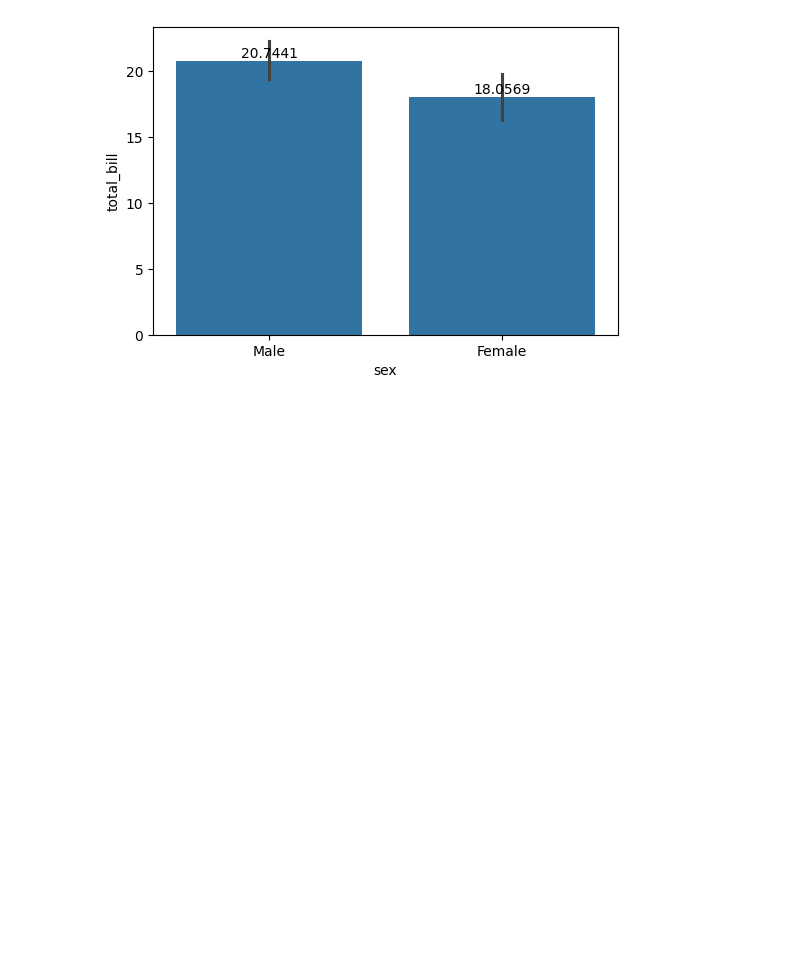
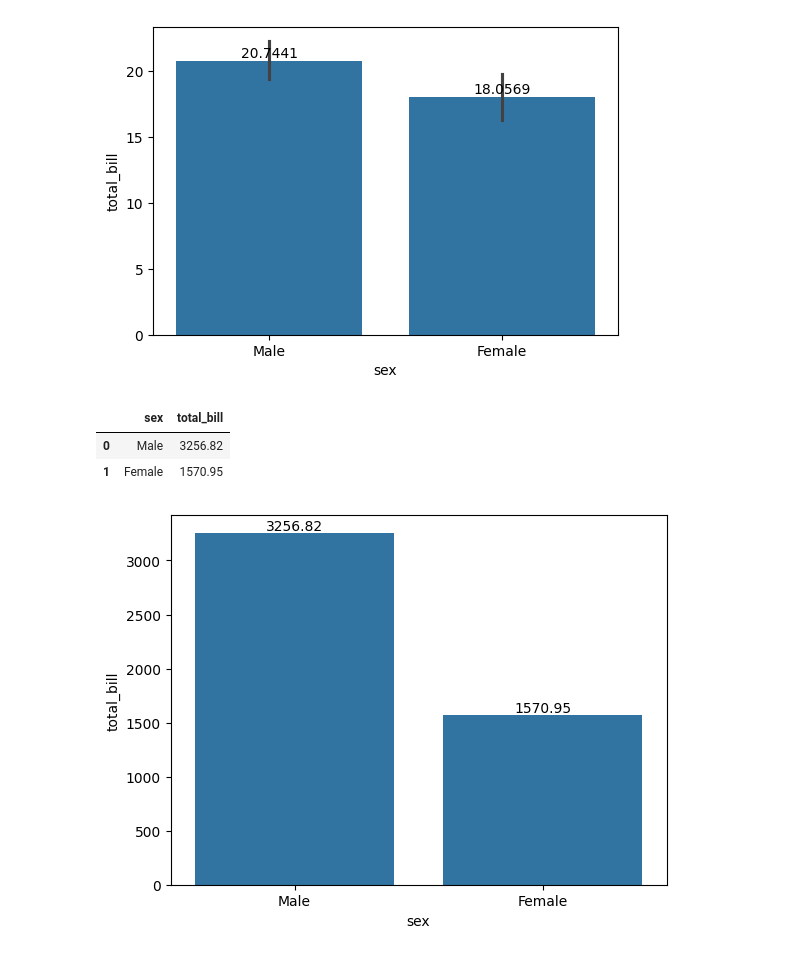
Before and after one commit to raghu9189/python-programming, a Jupyter notebook: seaborn-ops/practice-set-01.ipynb, the cells around one changed output. Cells and saved outputs as stored; diff of their text form; code cells hidden in the pictures; blank space fills up the shorter version.

```diff
--- a/seaborn-ops/practice-set-01.ipynb
+++ b/seaborn-ops/practice-set-01.ipynb
@@ -23,3 +23,17 @@ ax.bar_label(ax.containers[0])
 plt.show()
 # %% [output]
 [figure]
+# %%
+# We want to get the sum of total bill By both the genders.
+agg_data = data.groupby('sex')['total_bill'].agg('sum').reset_index()
+agg_data
+# %% [output]
+|  | sex | total_bill |
+| 0 | Male | 3256.82 |
+| 1 | Female | 1570.95 |
+# %%
+ax = sns.barplot(x="sex", y="total_bill", data=agg_data)
+ax.bar_label(ax.containers[0])
+plt.show()
+# %% [output]
+[figure, added]
```
Also changed, not shown: parts of 3 cells of this notebook, 2 other files.
